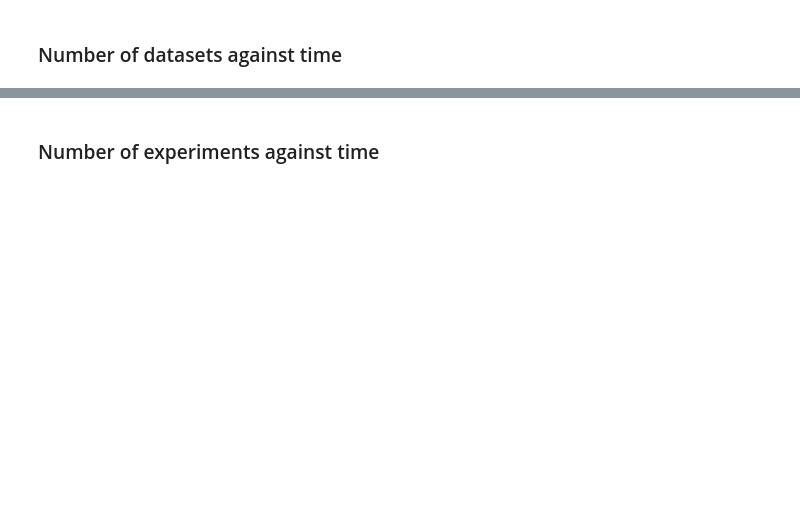
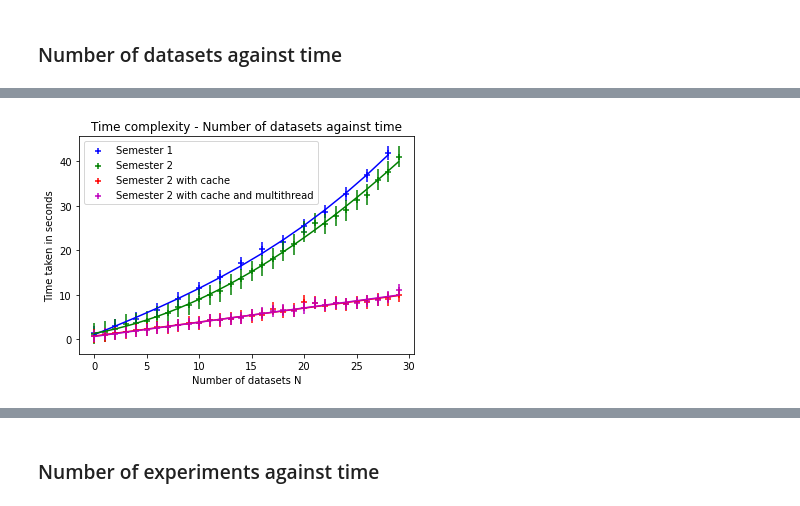
Before and after one commit to SplitSky/resdata, a Jupyter notebook: notebooks/Timing functions.ipynb, the cells around one changed output, grey strips where cells are left out. Saved outputs shown, nothing was run; the diff lists cells and outputs as text; code cells hidden in the pictures; blank space fills up the shorter version.

```diff
--- a/notebooks/Timing functions.ipynb
+++ b/notebooks/Timing functions.ipynb
@@ -438,0 +431,86 @@ plt.show()
+# %%
+def print_coeff(coff, error):
+    print("Printing coeffcients")
+    print('{:.2g} + {:.2g}*x + {:.2g}*x**2 +{:.2g}*x**3'.format(coff[3],coff[2],coff[1],coff[0]))
+    print('constant term = {:.3g} +/- {:.2g}'.format(coff[3],error[3][3]))
+    print('linear term   = {:.3g} +/- {:.2g}'.format(coff[2],error[2][2]))
+    print('square term   = {:.3g} +/- {:.2g}'.format(coff[1],error[1][1]))
+    print('cubic term    = {:.3g} +/- {:.2g}'.format(coff[0],error[0][0]))
+    print(" ")
+
+def plot_Data(x, y, error_y, label, color):
+    y_weights = (1 / error_y) * np.ones(np.size(y))
+    y_errors = error_y * np.ones(np.size(y))
+    fit_parameters, fit_errors = np.polyfit(x, y, 3, cov=True, w=y_weights)
+    y_fitted = np.polyval(fit_parameters, x)
+
+    print(f'Coefficients for {label}')
+    temp = getChiSqrt(y_fitted, y, y_errors)
+    print(f'Chi squared: {temp}')
+    print_coeff(fit_parameters,fit_errors)
+    plt.scatter(x,y,color=color,marker='+',label=label)
+    plt.plot(x, y_fitted, color=color)
+    plt.errorbar(x,y,error_y,color=color, linestyle=' ')
+    plt.legend()
+
+import numpy as np
+import matplotlib.pyplot as plt
+# old data
+x_abs = np.arange(0,30,1)
+x=[0, 2, 4, 6, 8, 10, 12, 14, 16, 18, 20, 22, 24, 26, 28]
+y=[1.3558183859995552, 2.9033748199999536, 4.557736698000554, 6.521868751000511, 9.059427829000015, 11.407005264000873, 13.995889064999574, 17.029524990999562, 20.21614111799954, 21.856049973000154, 25.51908891400035, 28.73472338800002, 32.66372181299994, 36.86119444399992, 41.891969825999695]
+
+ey = get_errors(x,y)*2
+plot_Data(x,y,ey, "Semester 1","b")
+
+
+# number of dataset entries dependency on time
+# new data - no cache or no multithread
+x = [0, 1, 2, 3, 4, 5, 6, 7, 8, 9, 10, 11, 12, 13, 14, 15, 16, 17, 18, 19, 20, 21, 22, 23, 24, 25, 26, 27, 28, 29]
+y = [1.2265520170003583, 1.6850262009993457, 2.298133065998627, 3.389624723000452, 3.579641699001513, 4.113497919999645, 5.046458762000839, 5.838501837999502, 7.188922949000698, 7.768409513000734, 8.988997946999007, 9.910458213998936, 10.738526292001552, 12.302713480999955, 13.580580723999446, 15.318269026000053, 16.59000696700059, 18.135197785000855, 19.811525253999207, 21.3304588409992, 24.187743110000156, 26.200082938001287, 25.937010472998736, 27.67849101899992, 28.98146283099959, 31.286619604001316, 32.52376758600076, 35.92369082000005, 37.69487667999965, 41.10566461400049]
+ey = get_errors(x,y)*2
+plot_Data(x,y,ey, "Semester 2","g")
+
+def print_coeff(coff, error):
+    print("Printing coeffcients")
+    print('constant term = {:.3g} +/- {:.2g}'.format(coff[1],error[1][1]))
+    print('linear term   = {:.3g} +/- {:.2g}'.format(coff[0],error[0][0]))
+    print(" ")
+
+def plot_Data(x, y, error_y, label, color):
+    y_weights = (1 / error_y) * np.ones(np.size(y))
+    y_errors = error_y * np.ones(np.size(y))
+    fit_parameters, fit_errors = np.polyfit(x, y, 1, cov=True, w=y_weights)
+    y_fitted = np.polyval(fit_parameters, x)
+
+    print(f'Coefficients for {label}')
+    temp = getChiSqrt(y_fitted, y, y_errors)
+    print(f'Chi squared: {temp}')
+    print_coeff(fit_parameters,fit_errors)
+    plt.scatter(x,y,color=color,marker='+',label=label)
+    plt.plot(x, y_fitted, color=color)
+    plt.errorbar(x,y,error_y,color=color, linestyle=' ')
+    plt.legend()
+
+# new data with cache enabled
+x= [0, 1, 2, 3, 4, 5, 6, 7, 8, 9, 10, 11, 12, 13, 14, 15, 16, 17, 18, 19, 20, 21, 22, 23, 24, 25, 26, 27, 28, 29]
+y=[0.6835608099991077, 0.9295750119999866, 1.2933020609998493, 1.5503917739988538, 1.9380541789996641, 2.185418249000577, 2.6698558989992307, 2.6913943370000197, 3.1062205050002376, 3.620761866999601, 3.6158840440002677, 4.274084831999062, 4.312496000000465, 4.625908527999854, 4.998186961000101, 5.194405561998792, 5.454146609001327, 6.831425546000901, 6.171496072000082, 6.564566858000035, 8.464928685001723, 8.204666052000903, 7.523883283000032, 8.133929089000958, 7.871208022999781, 8.280630940000265, 8.349878678000096, 8.95032371599882, 9.043967906000034, 9.864040264999858]
+ey = get_errors(x,y)*2
+plot_Data(x,y,ey, "Semester 2 with cache","r")
+
+# new data with cache and multithreading
+x= [0, 1, 2, 3, 4, 5, 6, 7, 8, 9, 10, 11, 12, 13, 14, 15, 16, 17, 18, 19, 20, 21, 22, 23, 24, 25, 26, 27, 28, 29]
+y=[0.6841361299993878, 1.0435332720007864, 1.235336345000178, 1.5143779810005071, 1.8623387120005646, 2.1243388350012538, 2.5147005680009897, 2.769336719999046, 3.1740582679994986, 3.4473019359993486, 3.6761494309994305, 4.358170216999497, 4.344984319999639, 4.606561463000617, 4.742348236999533, 5.48482070099999, 5.889234643000236, 6.313134272999378, 6.486902007998651, 6.326354825998351, 7.010024327999417, 8.204113506000795, 7.740696986998955, 8.161386984000274, 7.955223454999214, 8.089432099000987, 8.499897805999353, 8.70641714500016, 9.53495422800006, 11.037361874999988]
+
+ey = get_errors(x,y)*2
+plot_Data(x,y,ey, "Semester 2 with cache and multithread","m")
+
+
+plt.xlabel("Number of datasets N")
+plt.ylabel("Time taken in seconds")
+plt.title("Time complexity - Number of datasets against time")
+plt.legend()
+plt.show()
+
+plt.savefig("dats_vs_time.png")
+# %% [output]
@@ -438,0 +534 @@ plt.show()
+[figure, added]
```
Also changed, not shown: parts of 5 cells of this notebook, 1 other file.
